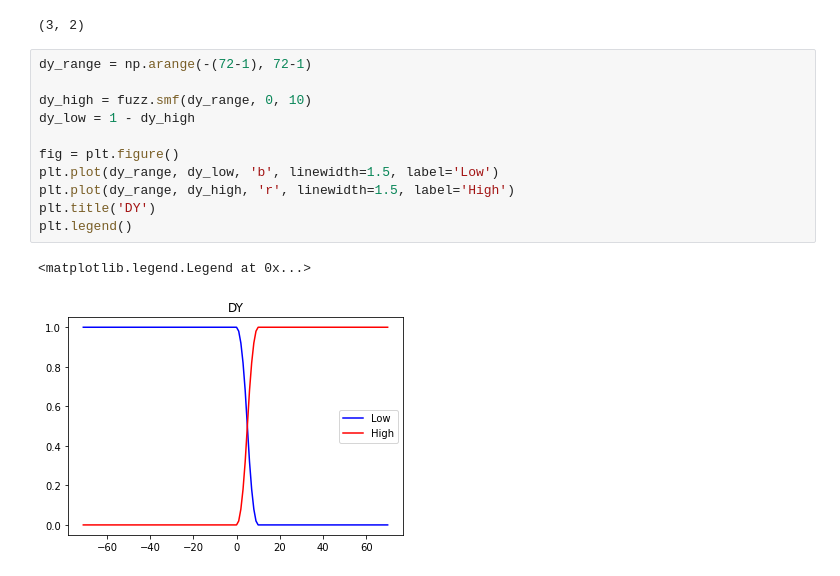
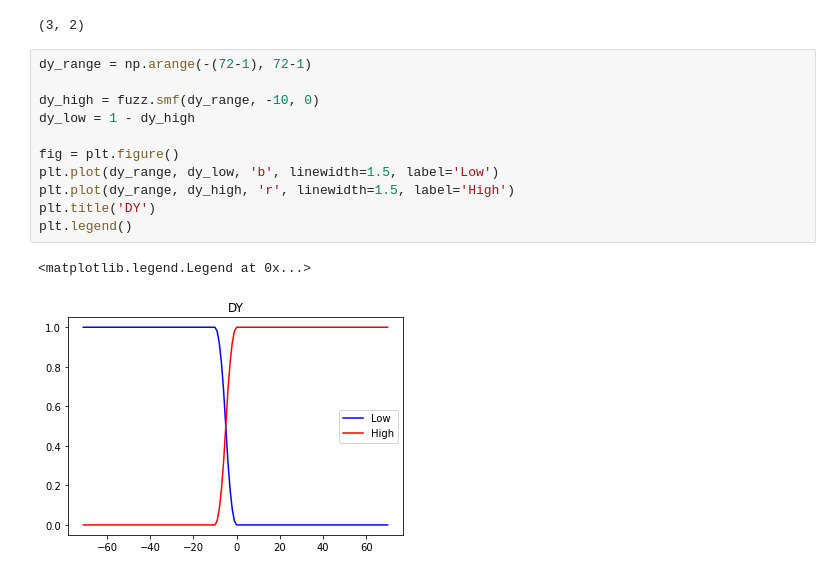
Before and after one commit to ProtossLuigi/snek, a Jupyter notebook: notebooks/DebugNotebook.ipynb, the cells around one changed output. Drawn from its saved outputs; the diff is of its cells as text.

```diff
--- a/notebooks/DebugNotebook.ipynb
+++ b/notebooks/DebugNotebook.ipynb
@@ -23,14 +23,14 @@ cords.shape
 # %%
 dy_range = np.arange(-(72-1), 72-1)
 
-dy_high = fuzz.smf(dy_range, 0, 10)
+dy_high = fuzz.smf(dy_range, -10, 0)
 dy_low = 1 - dy_high
 
 fig = plt.figure()
 plt.plot(dy_range, dy_low, 'b', linewidth=1.5, label='Low')
 plt.plot(dy_range, dy_high, 'r', linewidth=1.5, label='High')
 plt.title('DY')
 plt.legend()
 # %% [output]
 <matplotlib.legend.Legend at 0x...>
-[figure, old version]
+[figure, new version]
```
Also changed, not shown: parts of 5 cells of this notebook, 1 other file.
